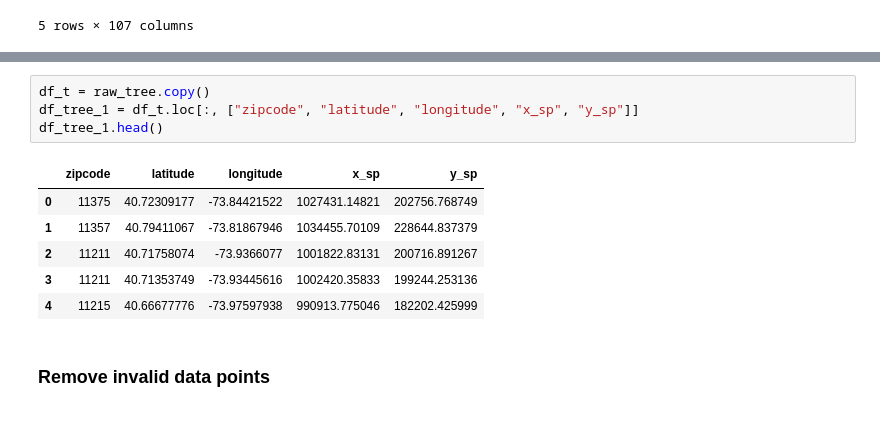
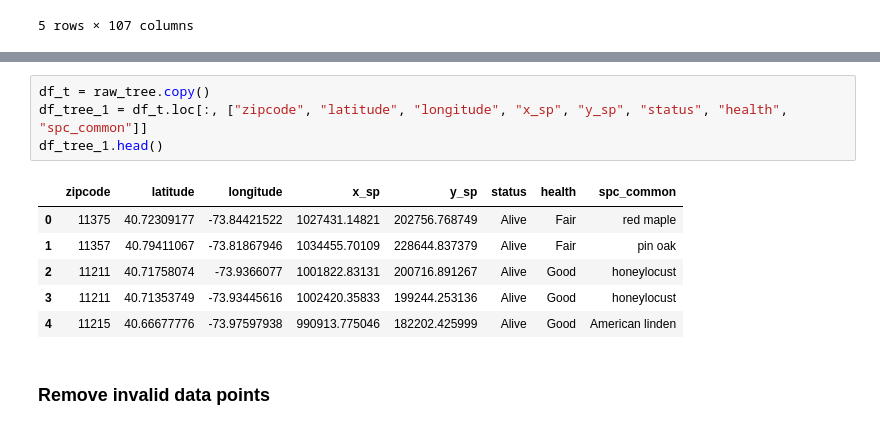
Before and after one commit to yczhou912/4501-Final-Project, a Jupyter notebook: Project.ipynb, the cells around one changed output, grey strips where cells are left out. Drawn from its saved outputs; the diff is of its cells as text.

Commit message:
Add columns to dataframe

```diff
--- a/Project.ipynb
+++ b/Project.ipynb
@@ -128,14 +128,14 @@ df_311_1.head()
 # %%
 df_t = raw_tree.copy()
-df_tree_1 = df_t.loc[:, ["zipcode", "latitude", "longitude", "x_sp", "y_sp"]]
+df_tree_1 = df_t.loc[:, ["zipcode", "latitude", "longitude", "x_sp", "y_sp", "status", "health", "spc_common"]]
 df_tree_1.head()
 # %% [output]
-|  | zipcode | latitude | longitude | x_sp | y_sp |
-| 0 | 11375 | 40.72309177 | -73.84421522 | 1027431.14821 | 202756.768749 |
-| 1 | 11357 | 40.79411067 | -73.81867946 | 1034455.70109 | 228644.837379 |
-| 2 | 11211 | 40.71758074 | -73.9366077 | 1001822.83131 | 200716.891267 |
-| 3 | 11211 | 40.71353749 | -73.93445616 | 1002420.35833 | 199244.253136 |
-| 4 | 11215 | 40.66677776 | -73.97597938 | 990913.775046 | 182202.425999 |
+|  | zipcode | latitude | longitude | x_sp | y_sp | status | health | spc_common |
+| 0 | 11375 | 40.72309177 | -73.84421522 | 1027431.14821 | 202756.768749 | Alive | Fair | red maple |
+| 1 | 11357 | 40.79411067 | -73.81867946 | 1034455.70109 | 228644.837379 | Alive | Fair | pin oak |
+| 2 | 11211 | 40.71758074 | -73.9366077 | 1001822.83131 | 200716.891267 | Alive | Good | honeylocust |
+| 3 | 11211 | 40.71353749 | -73.93445616 | 1002420.35833 | 199244.253136 | Alive | Good | honeylocust |
+| 4 | 11215 | 40.66677776 | -73.97597938 | 990913.775046 | 182202.425999 | Alive | Good | American linden |
 # %% [markdown]
 ### Remove invalid data points
 # %% [markdown]
```
Also changed, not shown: parts of 7 cells of this notebook, 2 other files.
